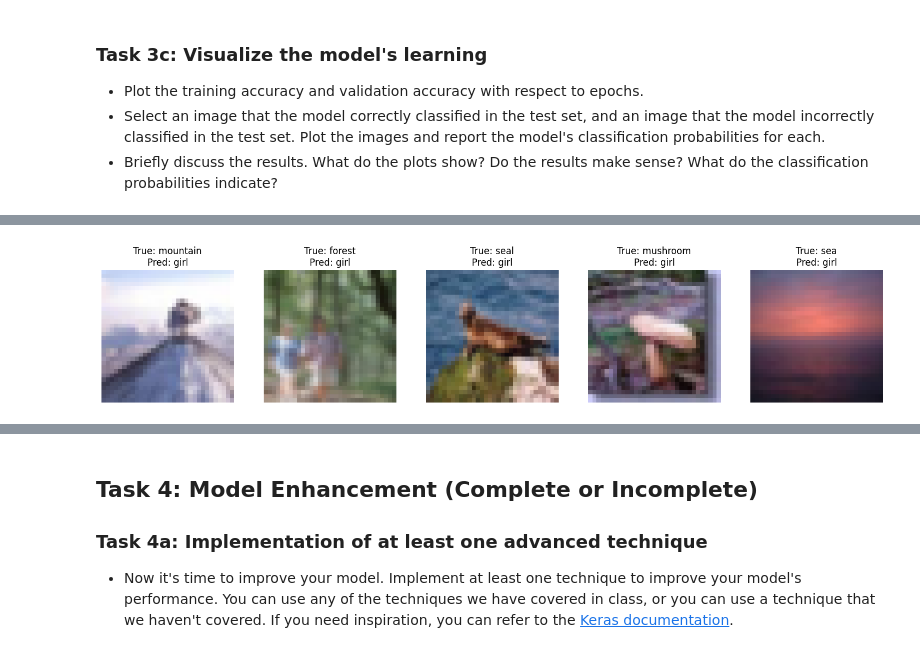
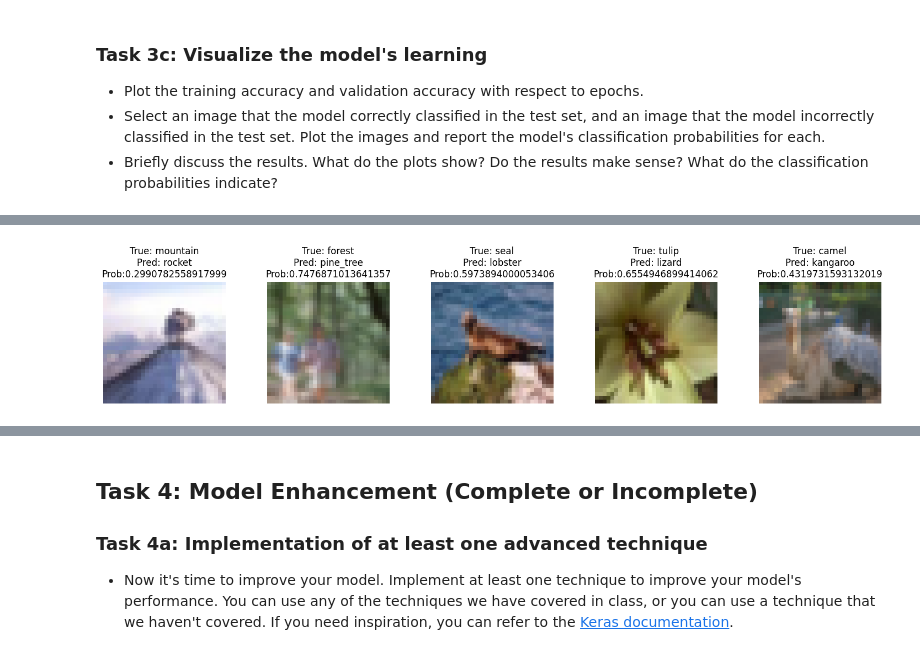
Before and after one commit to zekiyerdem/deep_learning, a Jupyter notebook: 02_activities/assignments/assignment_1.ipynb, the cells around one changed output, grey strips where cells are left out. Drawn from its saved outputs; the diff is of its cells as text; code cells hidden in the pictures.

```diff
--- a/02_activities/assignments/assignment_1.ipynb
+++ b/02_activities/assignments/assignment_1.ipynb
@@ -108,23 +111,17 @@ from keras.models import Sequential
 from keras.layers import Conv2D, MaxPooling2D, Flatten, Dense, Dropout
 
 # Your code here
-def my_kernel(shape=(6, 6, 3, 3), dtype=None):
-    array = np.zeros(shape=shape, dtype="float32")
-    array[:, :, 0, 0] = 1 / 32
-    array[:, :, 1, 1] = 1 / 32
-    array[:, :, 2, 2] = 1 / 32
-    return array
 
 # Define the baseline CNN model
 def create_baseline_cnn(input_shape, num_classes):
     model = Sequential()
 
     # First convolutional layer
-    model.add(Conv2D(32, (3, 3), activation='relu', padding='valid',  kernel_initializer=my_kernel,input_shape=input_shape))
+    model.add(Conv2D(32, (3, 3), activation='relu', padding='valid',input_shape=input_shape))
     model.add(MaxPooling2D((2, 2)))
 
     # Second convolutional layer
-    model.add(Conv2D(64, (3, 3), activation='sigmoid', padding='same'))
+    model.add(Conv2D(64, (3, 3), activation='relu', padding='same'))
     model.add(MaxPooling2D((2, 2)))
 
     # Third convolutional layer
@@ -133,8 +130,8 @@ def create_baseline_cnn(input_shape, num_classes):
 
     # Flatten the output and add dense layers
     model.add(Flatten())
+    model.add(Dense(256, activation='relu'))
     model.add(Dense(128, activation='relu'))
-    model.add(Dropout(0.5))  # Regularization
     model.add(Dense(num_classes, activation='softmax'))
 
     return model
@@ -182,12 +179,9 @@ from keras import optimizers
 
 # Your code here
 
-# Define the optimizer
-optimizer = optimizers.Adam(learning_rate=0.001)
-
-# Compile the model with the chosen loss function and optimizer
+# Compile the model with the chosen loss function and optimizer - I choose the Adam optimizer
 baseline_model.compile(
-    optimizer=optimizer,
+    optimizer='adam',
     loss='categorical_crossentropy',
     metrics=['accuracy']
 )
@@ -202,7 +196,7 @@ baseline_model.compile(
 # Your code here
 
 # Training parameters
-epochs = 10  # I have selected 10 because once I tried 20 the accuracy was not improving after the Epoch 10.
+epochs = 20  # I have selected 10 because once I tried 20 the accuracy was not improving after the Epoch 10.
 batch_size = 32  # Standard batch size
 
 # Train the model
@@ -301,8 +291,4 @@ plt.show()
 # Replace 'model' with the variable name of your trained model
 y_pred_probs = baseline_model.predict(x_test)
 y_pred_classes = np.argmax(y_pred_probs, axis=1)
-
-y_test = y_test.flatten()
-
-y_test.shape
 # %% [output]
@@ -336,25 +321,26 @@ fine_labels = [
 # %%
 num_samples_to_display = 5
 
 # Ensure there are enough incorrect samples
 num_samples = min(num_samples_to_display, len(incorrect_indices))
 
 num_samples_to_display = 5
 
 # Ensure there are enough incorrect samples
 num_samples = min(num_samples_to_display, len(incorrect_indices))
 
 fig, axes = plt.subplots(1, num_samples, figsize=(15, 3))
 
 for i, idx in enumerate(incorrect_indices[:num_samples]):
     image = x_test[idx]
     true_label = y_test[idx]
     predicted_label = y_pred_classes[idx]
+    probs=y_pred_probs[idx].max()
     axes[i].imshow(image)
-    axes[i].set_title(f"True: {fine_labels[true_label]}\nPred: {fine_labels[predicted_label]}")
+    axes[i].set_title(f"True: {fine_labels[true_label]}\nPred: {fine_labels[predicted_label]}\nProb:{probs}")
     axes[i].axis('off')
 
 plt.tight_layout()
 plt.show()
 # %% [output]
-[figure, old version]
+[figure, new version]
```
Also changed, not shown: parts of 26 cells of this notebook.
